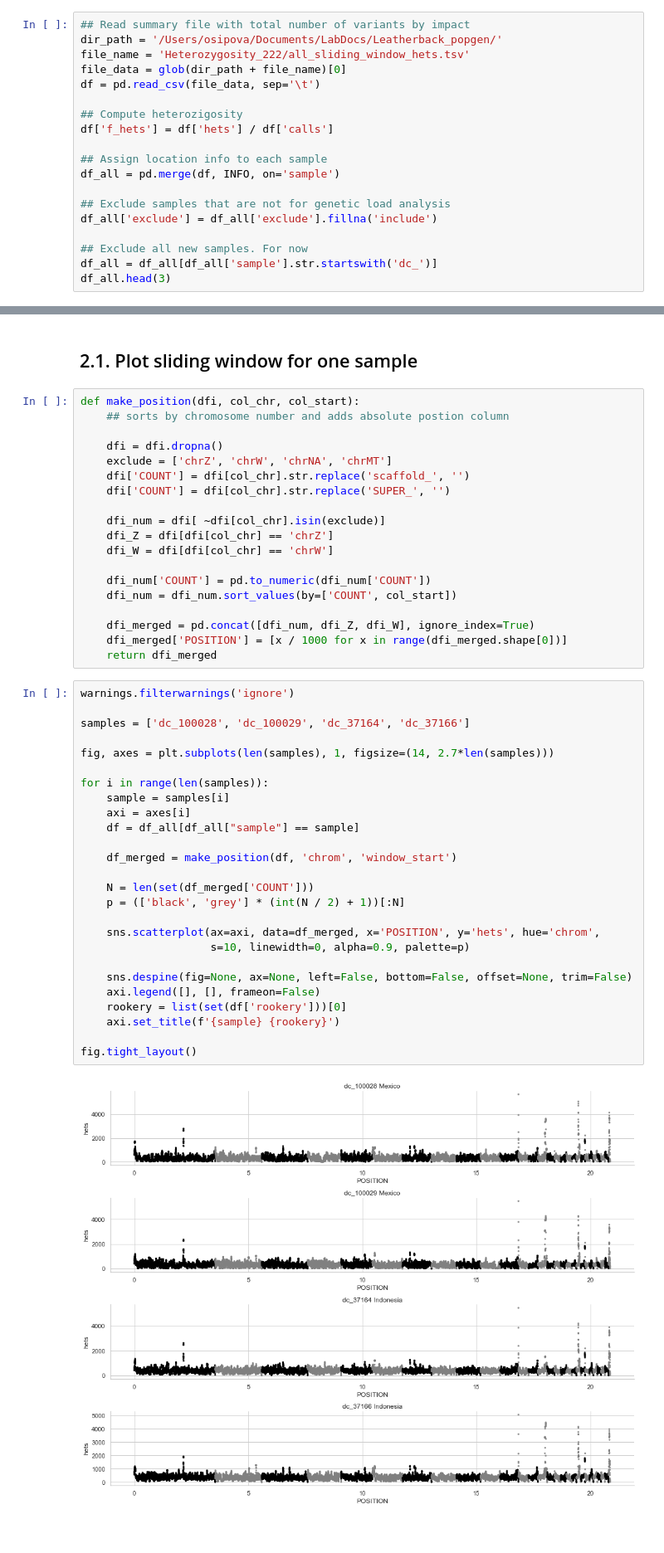
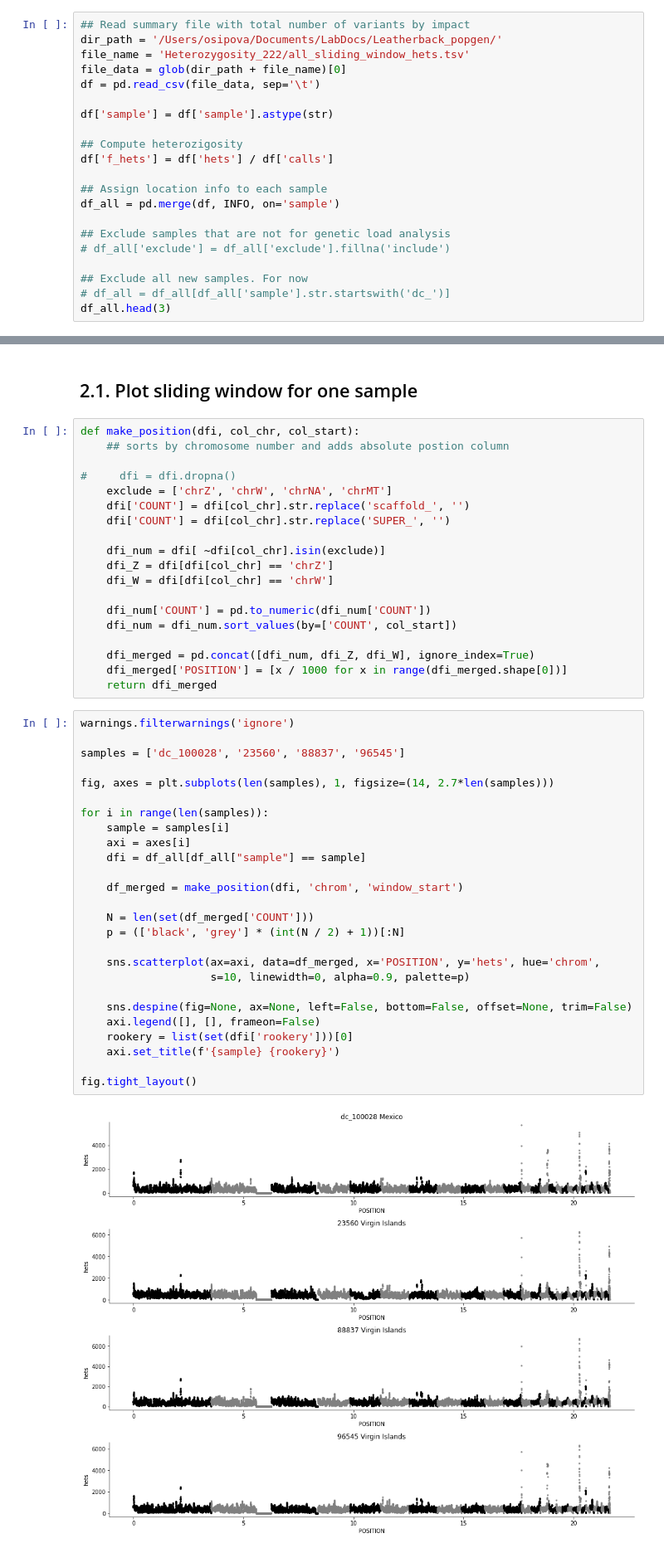
Before and after one commit to osipovarev/Leatherback_popgen, a Jupyter notebook: heterozygosity_analysis.ipynb, the cells around one changed output, grey strips where cells are left out. Shown at 83% size. Cells and saved outputs as stored; diff of their text form.

```diff
--- a/heterozygosity_analysis.ipynb
+++ b/heterozygosity_analysis.ipynb
@@ -135,6 +135,8 @@ dir_path = '/Users/osipova/Documents/LabDocs/Leatherback_popgen/'
 file_name = 'Heterozygosity_222/all_sliding_window_hets.tsv'
 file_data = glob(dir_path + file_name)[0]
 df = pd.read_csv(file_data, sep='\t')
+
+df['sample'] = df['sample'].astype(str)
 
 ## Compute heterozigosity
 df['f_hets'] = df['hets'] / df['calls']
@@ -143,10 +145,10 @@ df['f_hets'] = df['hets'] / df['calls']
 df_all = pd.merge(df, INFO, on='sample')
 
 ## Exclude samples that are not for genetic load analysis
-df_all['exclude'] = df_all['exclude'].fillna('include')
+# df_all['exclude'] = df_all['exclude'].fillna('include')
 
 ## Exclude all new samples. For now
-df_all = df_all[df_all['sample'].str.startswith('dc_')]
+# df_all = df_all[df_all['sample'].str.startswith('dc_')]
 df_all.head(3)
 # %% [output]
 |  | chrom | window_start | sites_total | calls | hets | sample | f_hets | rookery | year | group | ... |
@@ -159,7 +161,7 @@ df_all.head(3)
 def make_position(dfi, col_chr, col_start):
     ## sorts by chromosome number and adds absolute postion column
 
-    dfi = dfi.dropna()
+#     dfi = dfi.dropna()
     exclude = ['chrZ', 'chrW', 'chrNA', 'chrMT']
     dfi['COUNT'] = dfi[col_chr].str.replace('scaffold_', '')
     dfi['COUNT'] = dfi[col_chr].str.replace('SUPER_', '')
@@ -177,28 +179,28 @@ def make_position(dfi, col_chr, col_start):
 # %%
 warnings.filterwarnings('ignore')
 
-samples = ['dc_100028', 'dc_100029', 'dc_37164', 'dc_37166']
+samples = ['dc_100028', '23560', '88837', '96545']
 
 fig, axes = plt.subplots(len(samples), 1, figsize=(14, 2.7*len(samples)))
 
 for i in range(len(samples)):
     sample = samples[i]
     axi = axes[i]
-    df = df_all[df_all["sample"] == sample]
+    dfi = df_all[df_all["sample"] == sample]
 
-    df_merged = make_position(df, 'chrom', 'window_start')
+    df_merged = make_position(dfi, 'chrom', 'window_start')
 
     N = len(set(df_merged['COUNT']))
     p = (['black', 'grey'] * (int(N / 2) + 1))[:N]
 
     sns.scatterplot(ax=axi, data=df_merged, x='POSITION', y='hets', hue='chrom',
                     s=10, linewidth=0, alpha=0.9, palette=p)
 
     sns.despine(fig=None, ax=None, left=False, bottom=False, offset=None, trim=False)
     axi.legend([], [], frameon=False)
-    rookery = list(set(df['rookery']))[0]
+    rookery = list(set(dfi['rookery']))[0]
     axi.set_title(f'{sample} {rookery}')
 
 fig.tight_layout()
 # %% [output]
-[figure, old version]
+[figure, new version]
```
Also changed, not shown: parts of 8 cells of this notebook.
